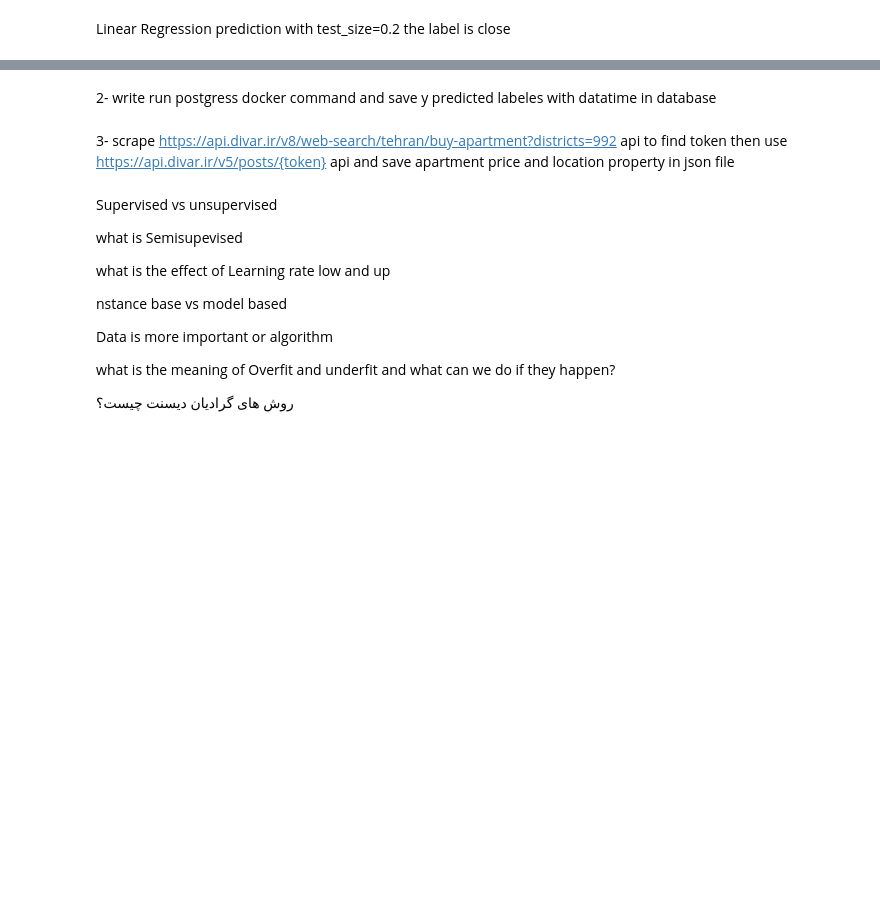
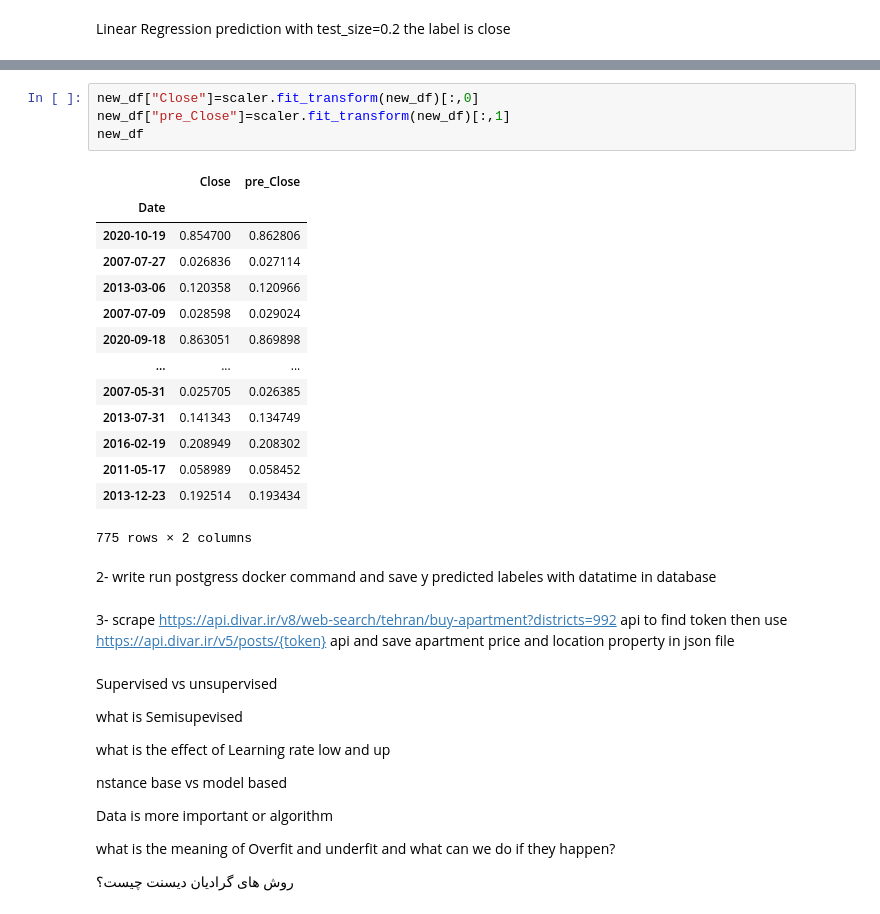
Before and after one commit to MapsaBootCamp/ML3_EXERCISE, a Jupyter notebook: exam7 without answer.ipynb, the cells around one changed output, grey strips where cells are left out. Cells and saved outputs as stored; diff of their text form; blank space fills up the shorter version.

```diff
--- a/exam7 without answer.ipynb
+++ b/exam7 without answer.ipynb
@@ -49,3 +59,22 @@ Mean Absolute Percentage Error (MAPE): 126709580.02634819
+# %%
+new_df["Close"]=scaler.fit_transform(new_df)[:,0]
+new_df["pre_Close"]=scaler.fit_transform(new_df)[:,1]
+new_df
+# %% [output]
+|  | Close | pre_Close |
+| Date |  |  |
+| 2020-10-19 | 0.854700 | 0.862806 |
+| 2007-07-27 | 0.026836 | 0.027114 |
+| 2013-03-06 | 0.120358 | 0.120966 |
+| 2007-07-09 | 0.028598 | 0.029024 |
+| 2020-09-18 | 0.863051 | 0.869898 |
+| ... | ... | ... |
+| 2007-05-31 | 0.025705 | 0.026385 |
+| 2013-07-31 | 0.141343 | 0.134749 |
+| 2016-02-19 | 0.208949 | 0.208302 |
+| 2011-05-17 | 0.058989 | 0.058452 |
+| 2013-12-23 | 0.192514 | 0.193434 |
+775 rows × 2 columns
 # %% [markdown]
 2- write run postgress docker command
 and save y predicted labeles with datatime in database
```
Also changed, not shown: parts of 12 cells of this notebook.
